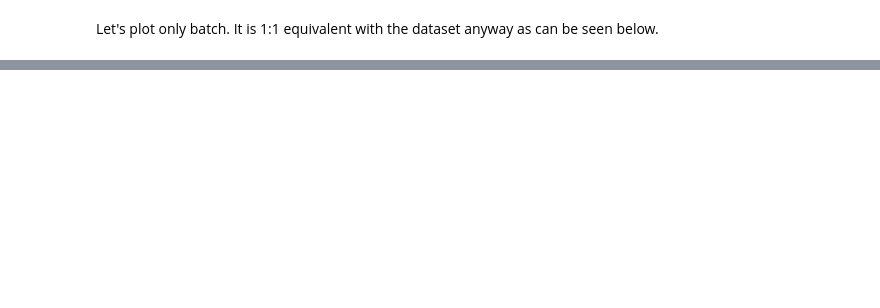
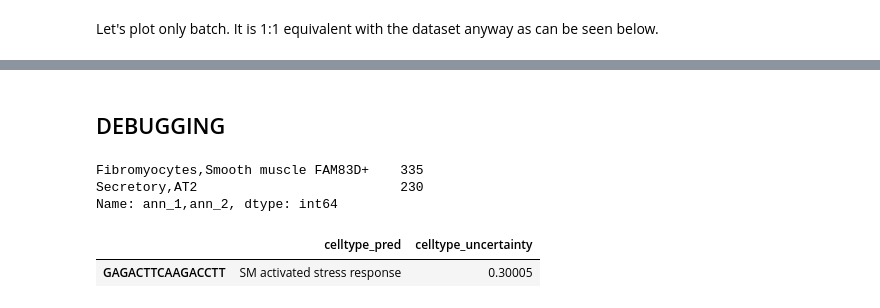
Before and after one commit to YosefLab/scvi-hub-reproducibility, a Jupyter notebook: analytics_query_ref_v4.ipynb, the cells around one changed output, grey strips where cells are left out. Saved outputs shown, nothing was run; the diff lists cells and outputs as text; code cells hidden in the pictures; blank space fills up the shorter version.

```diff
--- a/analytics_query_ref_v4.ipynb
+++ b/analytics_query_ref_v4.ipynb
@@ -491,0 +498,2 @@ scanpy_fig_path.replace(os.path.join(temp_fig_dir, "umap_markers.svg"))
+# %% [markdown]
+## DEBUGGING
@@ -491,0 +519,14 @@ scanpy_fig_path.replace(os.path.join(temp_fig_dir, "umap_markers.svg"))
+# %%
+df[ann_1 != ann_2]["ann_1,ann_2"].value_counts()
+# in 2 not in 1: 'Smooth muscle FAM83D+',
+# in 1 not in 2: 'Fibromyocytes',
+# %% [output]
+Fibromyocytes,Smooth muscle FAM83D+    335
+Secretory,AT2                          230
+Name: ann_1,ann_2, dtype: int64
+# %%
+i = query_emb.obs["celltype_pred"] == "SM activated stress response"
+query_emb.obs.loc[i, ["celltype_pred", "celltype_uncertainty"]]
+# %% [output]
+|  | celltype_pred | celltype_uncertainty |
+| GAGACTTCAAGACCTT | SM activated stress response | 0.30005 |
```
Also changed, not shown: parts of 44 cells of this notebook, 2 other files.
